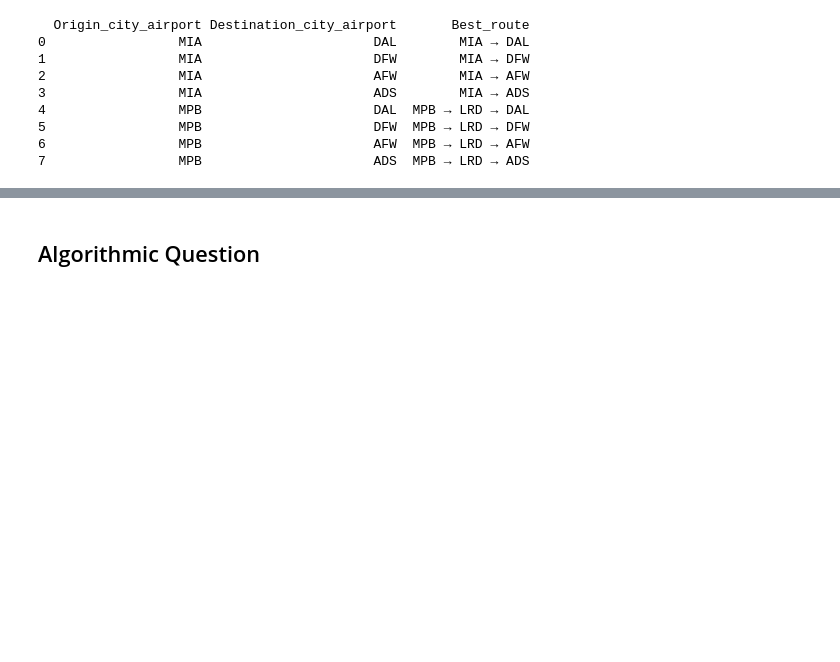
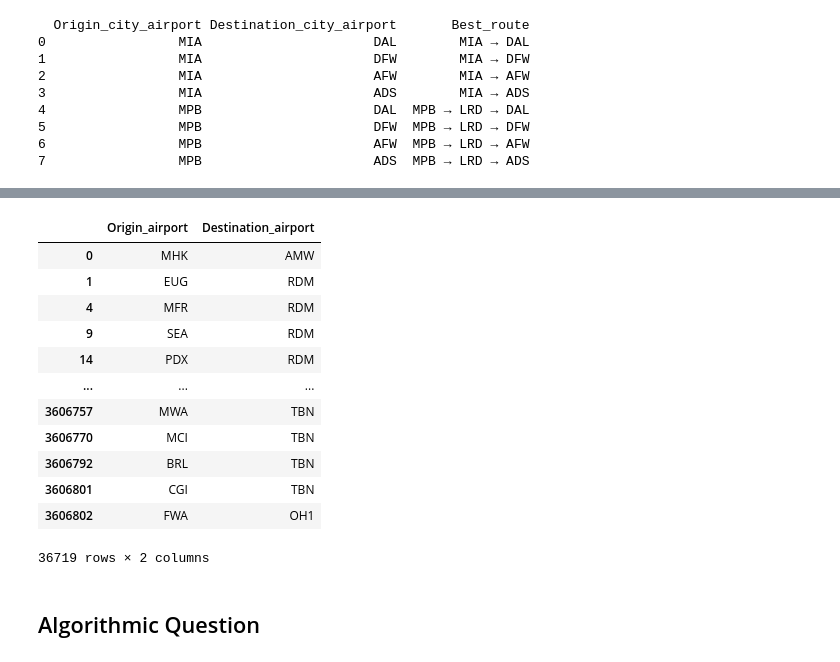
Before and after one commit to khalmatay/ADM-HW5, a Jupyter notebook: main.ipynb, the cells around one changed output, grey strips where cells are left out. Saved outputs shown, nothing was run; the diff lists cells and outputs as text; code cells hidden in the pictures; blank space fills up the shorter version.

```diff
--- a/main.ipynb
+++ b/main.ipynb
@@ -925,3 +946,19 @@ print(best_routes)
+# %%
+q4.drop_duplicates()
+# %% [output]
+|  | Origin_airport | Destination_airport |
+| 0 | MHK | AMW |
+| 1 | EUG | RDM |
+| 4 | MFR | RDM |
+| 9 | SEA | RDM |
+| 14 | PDX | RDM |
+| ... | ... | ... |
+| 3606757 | MWA | TBN |
+| 3606770 | MCI | TBN |
+| 3606792 | BRL | TBN |
+| 3606801 | CGI | TBN |
+| 3606802 | FWA | OH1 |
+36719 rows × 2 columns
 # %% [markdown]
 ## Algorithmic Question
 # %%
```
Also changed, not shown: parts of 4 cells of this notebook.
